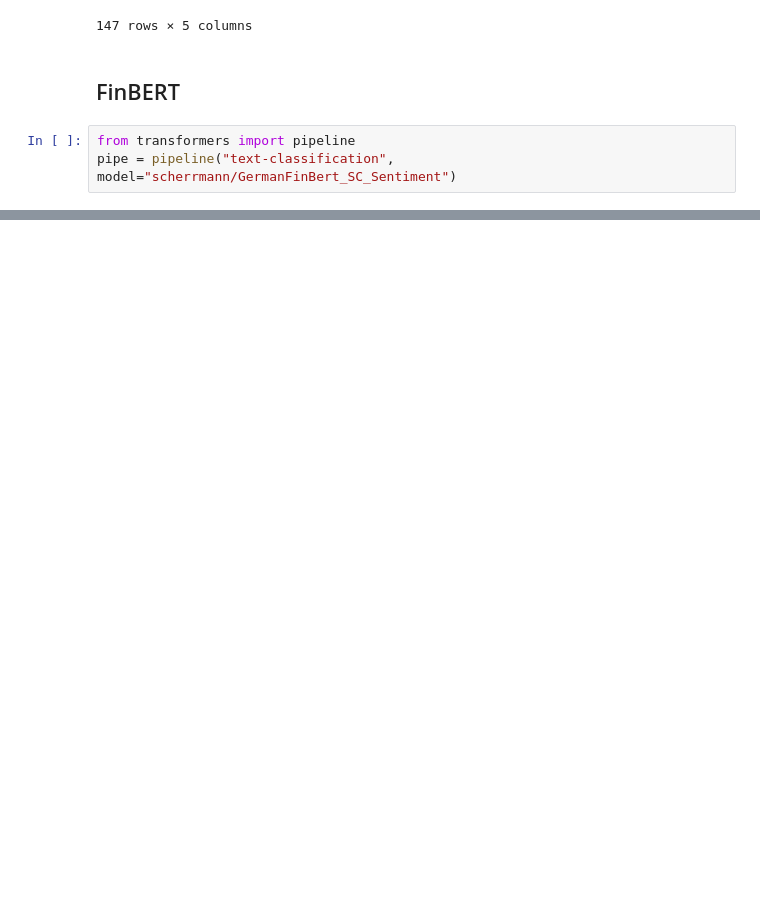
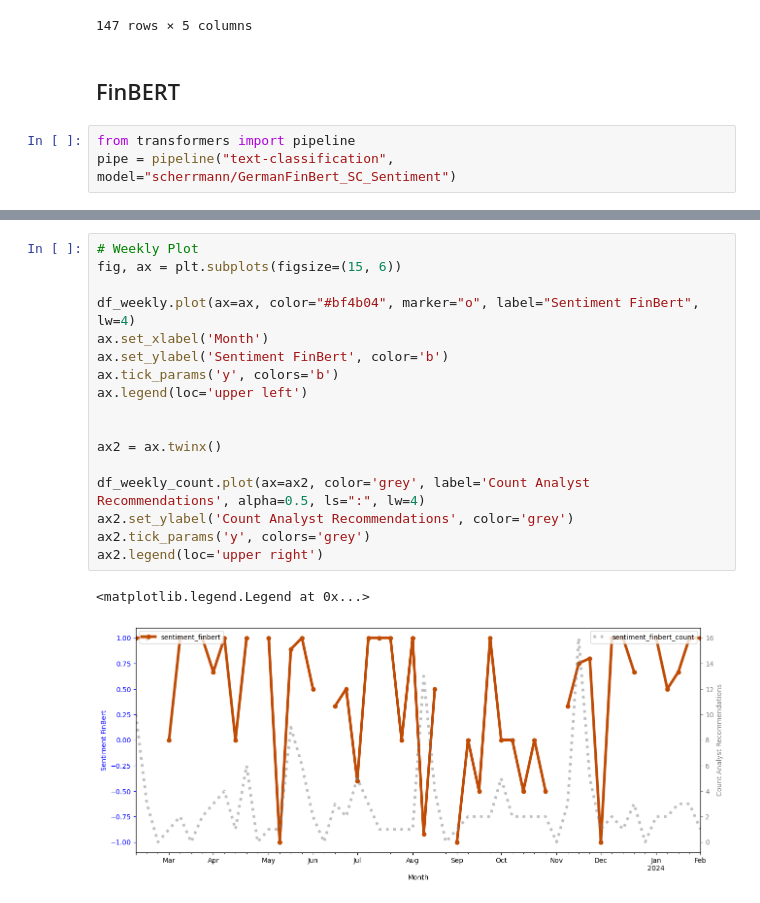
Before and after one commit to GitHappensI/NLP-Analyst-Recommendation-Project, a Jupyter notebook: Sentimentanalyse.ipynb, the cells around one changed output, grey strips where cells are left out. Drawn from its saved outputs; the diff is of its cells as text; blank space fills up the shorter version.

```diff
--- a/Sentimentanalyse.ipynb
+++ b/Sentimentanalyse.ipynb
@@ -151,0 +223,20 @@ Die US-Investmentbank Morgan Stanley hat die Einstufung für Siemens auf mit ein
+# %%
+# Weekly Plot
+fig, ax = plt.subplots(figsize=(15, 6))
+
+df_weekly.plot(ax=ax, color="#bf4b04", marker="o", label="Sentiment FinBert", lw=4)
+ax.set_xlabel('Month')
+ax.set_ylabel('Sentiment FinBert', color='b')
+ax.tick_params('y', colors='b')
+ax.legend(loc='upper left')
+
+
+ax2 = ax.twinx()
+
+df_weekly_count.plot(ax=ax2, color='grey', label='Count Analyst Recommendations', alpha=0.5, ls=":", lw=4)
+ax2.set_ylabel('Count Analyst Recommendations', color='grey')
+ax2.tick_params('y', colors='grey')
+ax2.legend(loc='upper right')
+# %% [output]
+<matplotlib.legend.Legend at 0x...>
+[figure, added]
```
Also changed, not shown: parts of 13 cells of this notebook, 2 other files.
